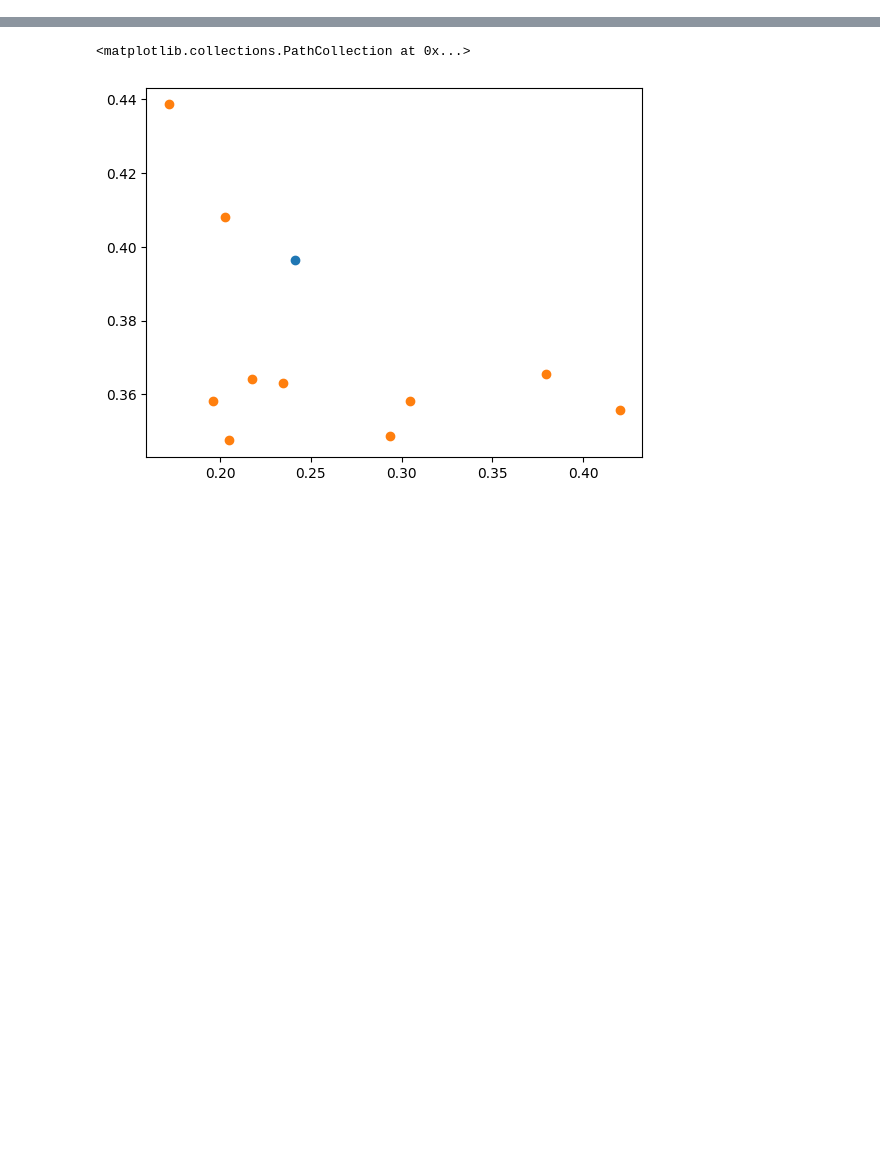
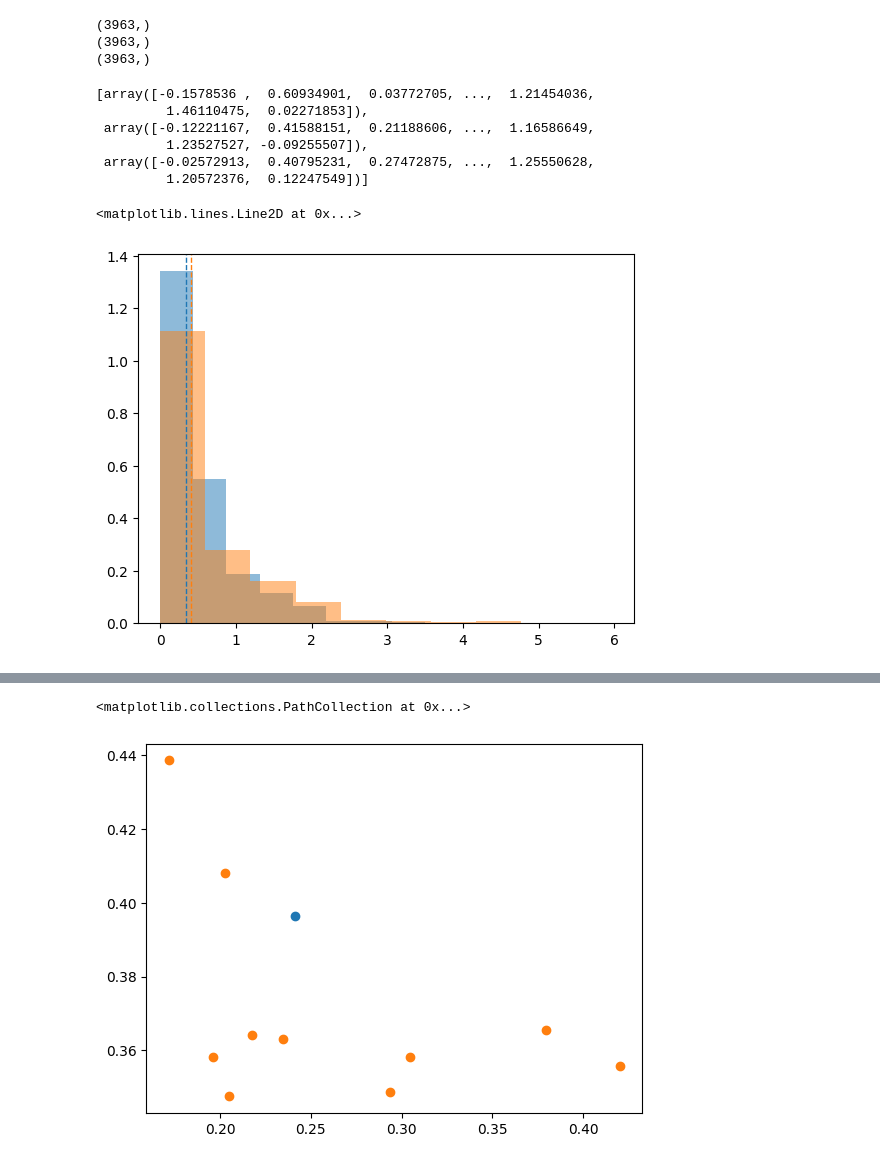
Before and after one commit to katiekang1998/cautious_extrapolation, a Jupyter notebook: cautious_extrapolation/poverty2/plot.ipynb, the cells around one changed output, grey strips where cells are left out. Drawn from its saved outputs; the diff is of its cells as text; code cells hidden in the pictures; blank space fills up the shorter version.

```diff
--- a/cautious_extrapolation/poverty2/plot.ipynb
+++ b/cautious_extrapolation/poverty2/plot.ipynb
@@ -23,7 +23,8 @@ from wilds import get_dataset
 # %%
 dir_path = os.path.dirname(os.path.abspath("__file__"))
 test_countries = ['train', 'benin', 'burkina_faso', 'guinea', 'sierra_leone', 'tanzania', 'angola', 'cote_d_ivoire', 'ethiopia', 'mali', 'rwanda']
-
+# ood_countries = ["angola", "cote_d_ivoire", "mali", "benin", "burkina_faso", "guinea", "tanzania"]
+ood_countries = _SURVEY_NAMES_2009_17A["test"] #['rwanda']
 
 run_names = ["seed1_2023_06_02_11_50_14",
              "seed2_2023_06_02_12_07_54",
@@ -31,14 +32,47 @@ run_names = ["seed1_2023_06_02_11_50_14",
 
 mses_all = []
 std_squared_errors_all = []
+preds_all = []
+std_all = []
 for run_name in run_names:
     with open(os.path.join(dir_path, "data", run_name, "outputs.pkl"), 'rb') as f:
         data = pickle.load(f)
 
     mses = []
     std_squared_errors = []
-    for country in test_countries:
-        mses.append(np.median(data[country][:, 2]))
-        std_squared_errors.append(np.median((data[country][:, 1]-0.8)**2))
-    mses_all.append(mses)
-    std_squared_errors_all.append(std_squared_errors)
+    preds = []
+    stds = []
+    for country in ood_countries:
+        preds.append((data[country][:, 0]))
+        mses.append((data[country][:, 2]))
+        std_squared_errors.append(((data[country][:, 1]-0.8)**2))
+        stds.append((data[country][:, 1]))
+    # mses_all.append(mses)
+    # std_squared_errors_all.append(std_squared_errors)
+    preds_all.append(np.concatenate(preds))
+    print(np.concatenate(mses).shape)
+    mses_all.append(np.concatenate(mses))
+    std_squared_errors_all.append(np.concatenate(std_squared_errors))
+    std_all.append(np.concatenate(stds))
+# %% [output]
+(3963,)
+(3963,)
+(3963,)
+# %%
+preds_all
+# %% [output]
+[array([-0.1578536 ,  0.60934901,  0.03772705, ...,  1.21454036,
+         1.46110475,  0.02271853]),
+ array([-0.12221167,  0.41588151,  0.21188606, ...,  1.16586649,
+         1.23527527, -0.09255507]),
+ array([-0.02572913,  0.40795231,  0.27472875, ...,  1.25550628,
+         1.20572376,  0.12247549])]
+# %%
+plt.hist((data["train"][:, 0] - 0.1227)**2, alpha=0.5, label="train", density=True)
+#plot vertical line of mean
+plt.axvline(np.median((data["train"][:, 0] - 0.1227)**2), color="C0", linestyle='dashed', linewidth=1)
+plt.hist((np.array(preds_all[2])-0.1227)**2, alpha=0.5, label="test", density=True)
+plt.axvline(np.median((np.array(preds_all[2])-0.1227)**2), color='C1', linestyle='dashed', linewidth=1)
+# %% [output]
+<matplotlib.lines.Line2D at 0x...>
+[figure, added]
```
Also changed, not shown: parts of 15 cells of this notebook, 38 other files.
